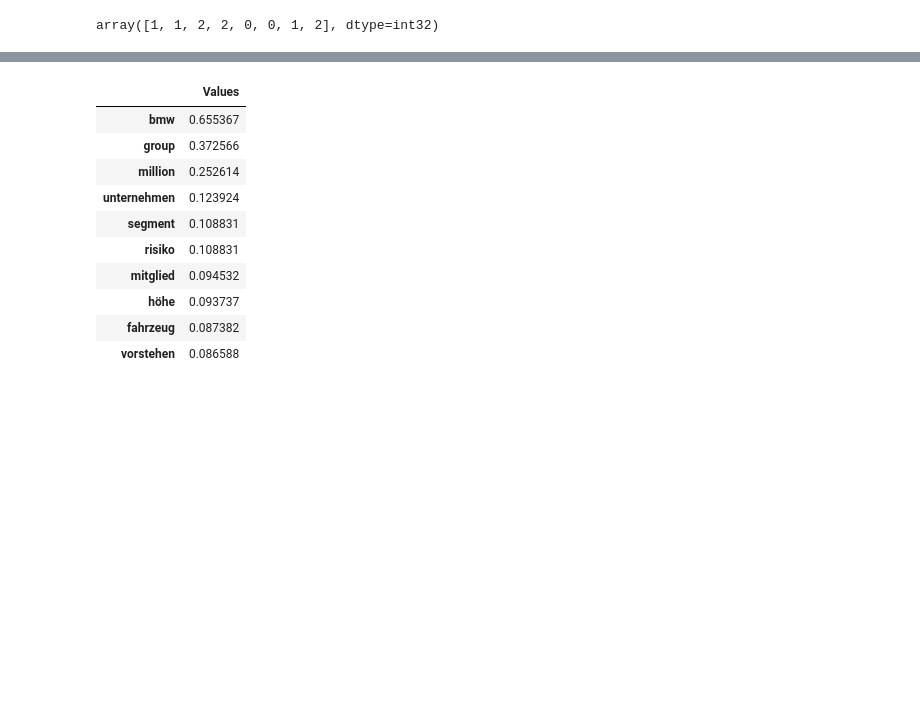
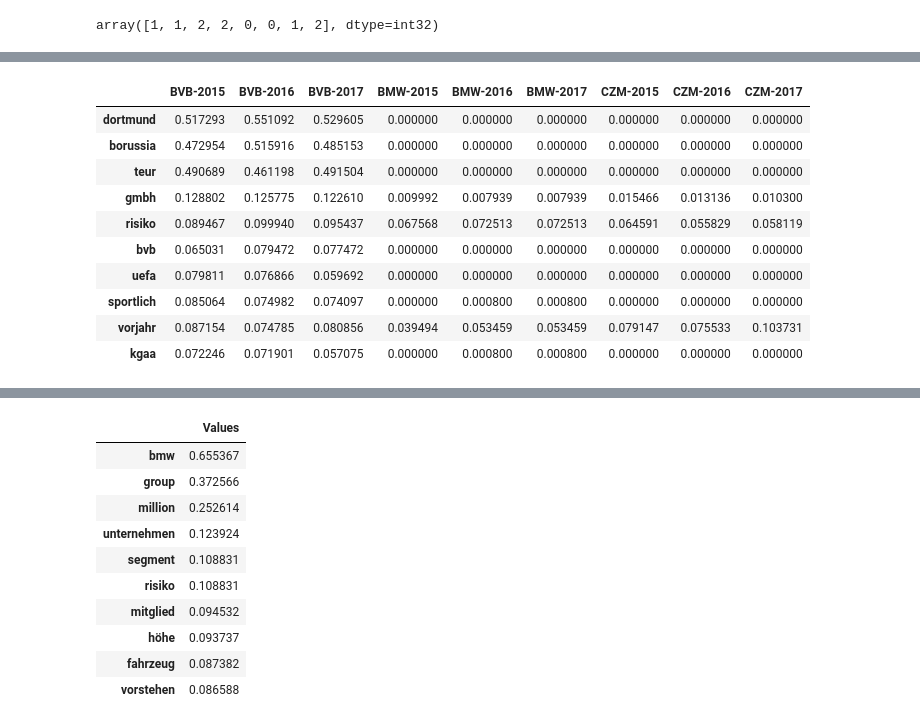
Before and after one commit to michaelborisov/text-analysis-lab, a Jupyter notebook: ML lab.ipynb, the cells around one changed output, grey strips where cells are left out. Drawn from its saved outputs; the diff is of its cells as text; code cells hidden in the pictures; blank space fills up the shorter version.

```diff
--- a/ML lab.ipynb
+++ b/ML lab.ipynb
@@ -131,3 +154,15 @@ tfidf_matrix = vectorizer.fit_transform(
      perform_lemmatization(FILE_PATH + 'CarlZeissMeditec-AnnualReport-2012.json'),
      perform_lemmatization(FILE_PATH + 'BVB-AnnualReport-2013.json'),
      perform_lemmatization(FILE_PATH + 'BMW-AnnualReport-2013.json'),])
+# %%
+start_time = time.time()
+lemm_docs_prep = [perform_lemmatization(FILE_PATH + 'BVB-AnnualReport-2015.json'),
+     perform_lemmatization(FILE_PATH + 'BVB-AnnualReport-2016.json'),
+     perform_lemmatization(FILE_PATH + 'BVB-AnnualReport-2017.json'),
+     perform_lemmatization(FILE_PATH + 'BMW-AnnualReport-2015.json'),
+     perform_lemmatization(FILE_PATH + 'BMW-AnnualReport-2016.json'),
+     perform_lemmatization(FILE_PATH + 'BMW-AnnualReport-2017.json'),
+     perform_lemmatization(FILE_PATH + 'CarlZeissMeditec-AnnualReport-2015.json'),
+     perform_lemmatization(FILE_PATH + 'CarlZeissMeditec-AnnualReport-2016.json'),
+     perform_lemmatization(FILE_PATH + 'CarlZeissMeditec-AnnualReport-2017.json')]
+print (time.time() - start_time)
@@ -133,0 +193,15 @@ tfidf_matrix = vectorizer.fit_transform(
+# %%
+df = df.sort_values(by=['BVB-2016'], ascending=False)
+df.head(10)
+# %% [output]
+|  | BVB-2015 | BVB-2016 | BVB-2017 | BMW-2015 | BMW-2016 | BMW-2017 | CZM-2015 | CZM-2016 | CZM-2017 |
+| dortmund | 0.517293 | 0.551092 | 0.529605 | 0.000000 | 0.000000 | 0.000000 | 0.000000 | 0.000000 | 0.000000 |
+| borussia | 0.472954 | 0.515916 | 0.485153 | 0.000000 | 0.000000 | 0.000000 | 0.000000 | 0.000000 | 0.000000 |
+| teur | 0.490689 | 0.461198 | 0.491504 | 0.000000 | 0.000000 | 0.000000 | 0.000000 | 0.000000 | 0.000000 |
+| gmbh | 0.128802 | 0.125775 | 0.122610 | 0.009992 | 0.007939 | 0.007939 | 0.015466 | 0.013136 | 0.010300 |
+| risiko | 0.089467 | 0.099940 | 0.095437 | 0.067568 | 0.072513 | 0.072513 | 0.064591 | 0.055829 | 0.058119 |
+| bvb | 0.065031 | 0.079472 | 0.077472 | 0.000000 | 0.000000 | 0.000000 | 0.000000 | 0.000000 | 0.000000 |
+| uefa | 0.079811 | 0.076866 | 0.059692 | 0.000000 | 0.000000 | 0.000000 | 0.000000 | 0.000000 | 0.000000 |
+| sportlich | 0.085064 | 0.074982 | 0.074097 | 0.000000 | 0.000800 | 0.000800 | 0.000000 | 0.000000 | 0.000000 |
+| vorjahr | 0.087154 | 0.074785 | 0.080856 | 0.039494 | 0.053459 | 0.053459 | 0.079147 | 0.075533 | 0.103731 |
+| kgaa | 0.072246 | 0.071901 | 0.057075 | 0.000000 | 0.000800 | 0.000800 | 0.000000 | 0.000000 | 0.000000 |
```
Also changed, not shown: parts of 17 cells of this notebook.
